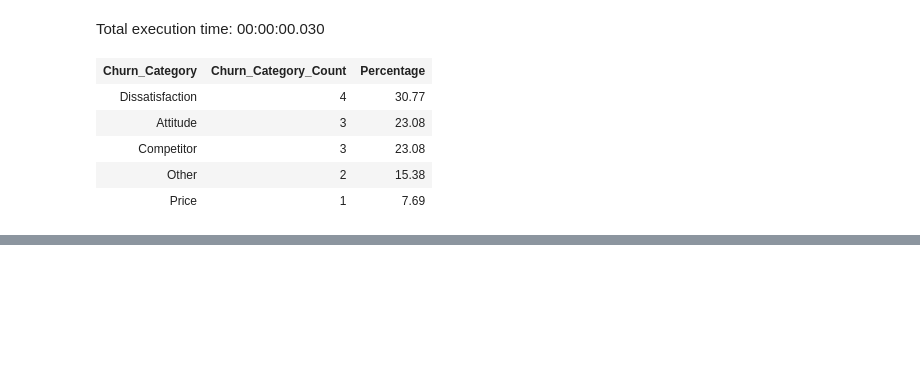
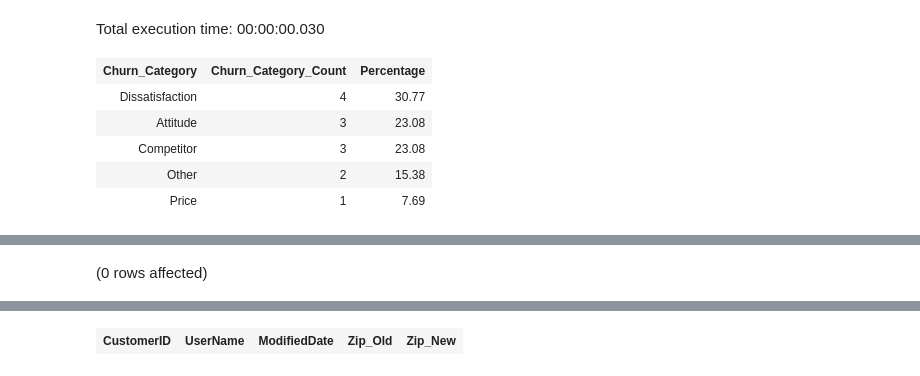
Before and after one commit to sohilamohey/ITI-SQL-Project-Telco-Company, a Jupyter notebook: Offical Code.ipynb, the cells around one changed output, grey strips where cells are left out. Saved outputs shown, nothing was run; the diff lists cells and outputs as text; code cells hidden in the pictures; blank space fills up the shorter version.

```diff
--- a/Offical Code.ipynb
+++ b/Offical Code.ipynb
@@ -524,0 +570,4 @@ Total execution time: 00:00:00.030
+# %%
+select * FROM loc_history
+# %% [output]
+(0 rows affected)
@@ -524,0 +575 @@ Total execution time: 00:00:00.030
+| CustomerID | UserName | ModifiedDate | Zip_Old | Zip_New |
```
Also changed, not shown: parts of 7 cells of this notebook.
